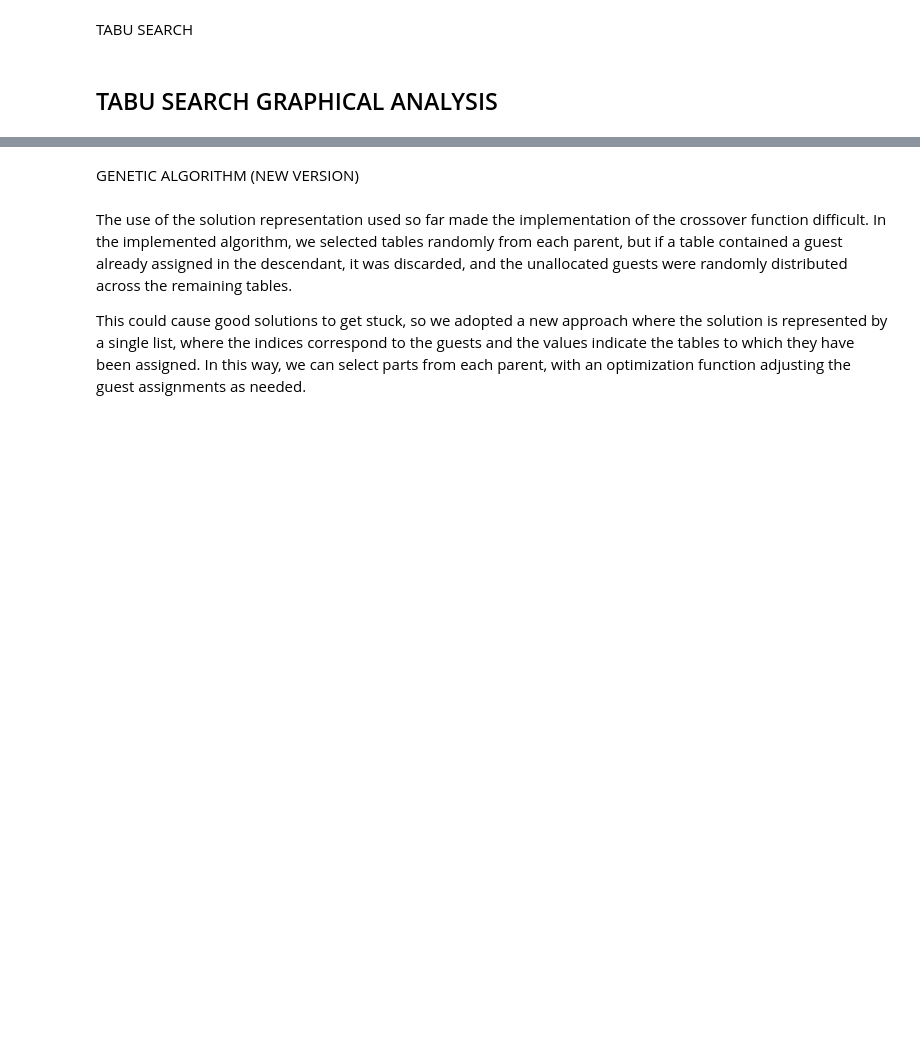
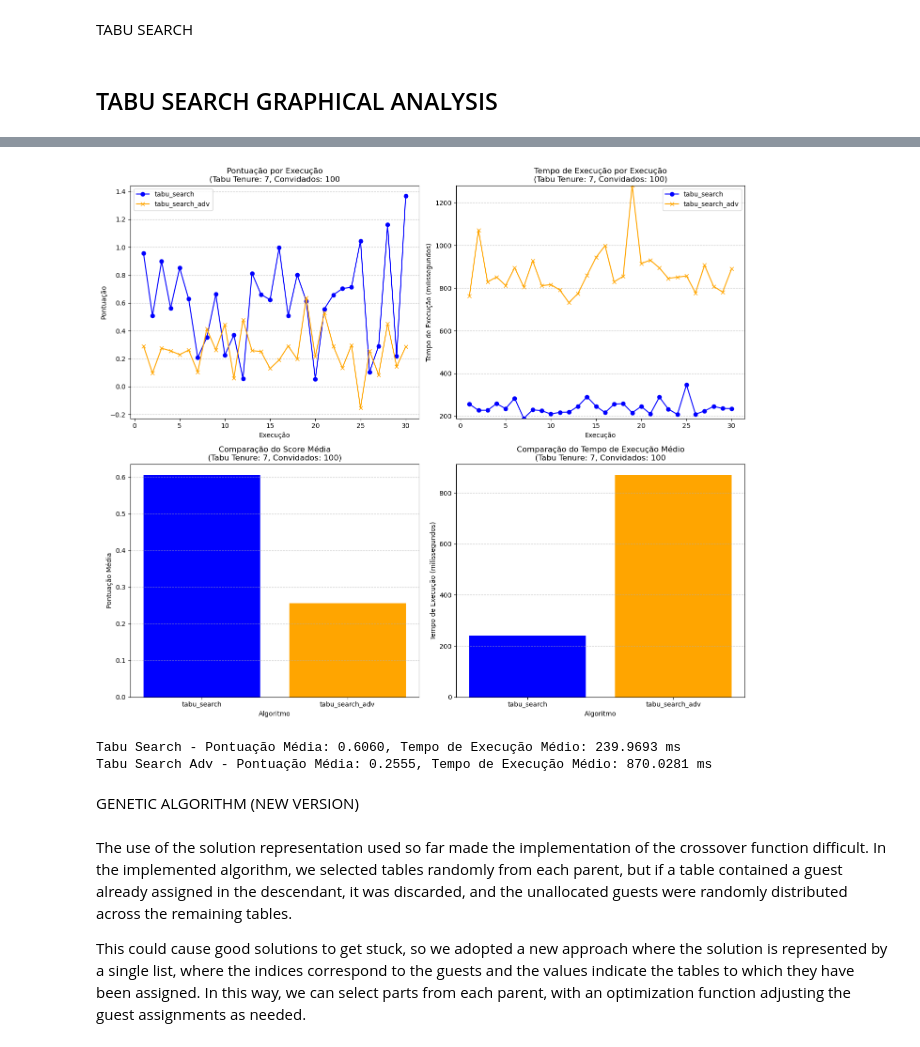
Before and after one commit to Ricardo-Parreira/Wedding_Seating_Problem-AI, a Jupyter notebook: project_notebook.ipynb, the cells around one changed output, grey strips where cells are left out. Drawn from its saved outputs; the diff is of its cells as text; code cells hidden in the pictures; blank space fills up the shorter version.

```diff
--- a/project_notebook.ipynb
+++ b/project_notebook.ipynb
@@ -794,10 +754,7 @@ import time
 import matplotlib.pyplot as plt
 import numpy as np
 
-
-constant_nguests = 300
-preferences_300 = random_preferences(constant_nguests)
-
+#experiência: com esta matriz de 100 guests, o advanced_get_neighbor não melhora -> hill climbing
 # Parâmetros
 seats_per_table = 10
 tabu_tenure = 7  # Tenure fixo do tabu para a comparação
@@ -811,7 +768,7 @@ for run in range(num_runs):
     start_time = time.time()
 
     for _ in range(10):
-        solution, final_score, avg_no_improve = tabu_search(preferences_300, seats_per_table, max_iterations=max_iterations, tabu_tenure=tabu_tenure)
+        solution, final_score, avg_no_improve = tabu_search(matrix_, seats_per_table, max_iterations=max_iterations, tabu_tenure=tabu_tenure)
 
     end_time = time.time()
     results_tabu_search['scores'].append(final_score)
@@ -836,7 +793,7 @@ fig, ax = plt.subplots(2, 2, figsize=(14, 12))
 
 ax[0, 0].plot(range(1, num_runs+1), results_tabu_search['scores'], label='tabu_search', color='blue', marker='o')
 ax[0, 0].plot(range(1, num_runs+1), results_tabu_search_adv['scores'], label='tabu_search_adv', color='orange', marker='x')
-ax[0, 0].set_title(f"Pontuação por Execução\n(Tabu Tenure: {tabu_tenure}, Convidados: {constant_nguests})")
+ax[0, 0].set_title(f"Pontuação por Execução\n(Tabu Tenure: {tabu_tenure}, Convidados: 100")
 ax[0, 0].set_xlabel("Execução")
 ax[0, 0].set_ylabel("Pontuação")
 ax[0, 0].legend()
@@ -844,7 +801,7 @@ ax[0, 0].grid(True, axis='y', linestyle='--', alpha=0.7)
 
 ax[0, 1].plot(range(1, num_runs+1), results_tabu_search['times'], label='tabu_search', color='blue', marker='o')
 ax[0, 1].plot(range(1, num_runs+1), results_tabu_search_adv['times'], label='tabu_search_adv', color='orange', marker='x')
-ax[0, 1].set_title(f"Tempo de Execução por Execução\n(Tabu Tenure: {tabu_tenure}, Convidados: {constant_nguests})")
+ax[0, 1].set_title(f"Tempo de Execução por Execução\n(Tabu Tenure: {tabu_tenure}, Convidados: 100)")
 ax[0, 1].set_xlabel("Execução")
 ax[0, 1].set_ylabel("Tempo de Execução (milissegundos)")
 ax[0, 1].legend()
@@ -854,13 +811,13 @@ min_time = min(min(results_tabu_search['times']), min(results_tabu_search_adv['t
 max_time = max(max(results_tabu_search['times']), max(results_tabu_search_adv['times']))
 ax[0, 1].set_ylim([min_time - 0.001, max_time + 0.001])
 ax[1, 0].bar(['tabu_search', 'tabu_search_adv'], [avg_score_tabu_search, avg_score_tabu_search_adv], color=['blue', 'orange'])
-ax[1, 0].set_title(f"Comparação do Score Média\n(Tabu Tenure: {tabu_tenure}, Convidados: {constant_nguests})")
+ax[1, 0].set_title(f"Comparação do Score Média\n(Tabu Tenure: {tabu_tenure}, Convidados: 100)")
 ax[1, 0].set_ylabel("Pontuação Média")
 ax[1, 0].set_xlabel("Algoritmo")
 ax[1, 0].grid(True, axis='y', linestyle='--', alpha=0.7)
 
 ax[1, 1].bar(['tabu_search', 'tabu_search_adv'], [avg_time_tabu_search, avg_time_tabu_search_adv], color=['blue', 'orange'])
-ax[1, 1].set_title(f"Comparação do Tempo de Execução Médio\n(Tabu Tenure: {tabu_tenure}, Convidados: {constant_nguests})")
+ax[1, 1].set_title(f"Comparação do Tempo de Execução Médio\n(Tabu Tenure: {tabu_tenure}, Convidados: 100")
 ax[1, 1].set_ylabel("Tempo de Execução (milissegundos)")
 ax[1, 1].set_xlabel("Algoritmo")
 ax[1, 1].grid(True, axis='y', linestyle='--', alpha=0.7)
@@ -870,3 +827,4 @@ plt.show()
 
 print(f"Tabu Search - Pontuação Média: {avg_score_tabu_search:.4f}, Tempo de Execução Médio: {avg_time_tabu_search:.4f} ms")
 print(f"Tabu Search Adv - Pontuação Média: {avg_score_tabu_search_adv:.4f}, Tempo de Execução Médio: {avg_time_tabu_search_adv:.4f} ms")
+# %% [output]
@@ -873,3 +848,6 @@ print(f"Tabu Search Adv - Pontuação Média: {avg_score_tabu_search_adv:.4f}, T
+[figure, added]
+Tabu Search - Pontuação Média: 0.6060, Tempo de Execução Médio: 239.9693 ms
+Tabu Search Adv - Pontuação Média: 0.2555, Tempo de Execução Médio: 870.0281 ms
 # %%
 tabu_search(test_preference_matrix, 3, max_iterations=1000, tabu_tenure=7, max_no_improve=100)
 # %% [markdown]
```
Also changed, not shown: parts of 8 cells of this notebook, 2 other files.
